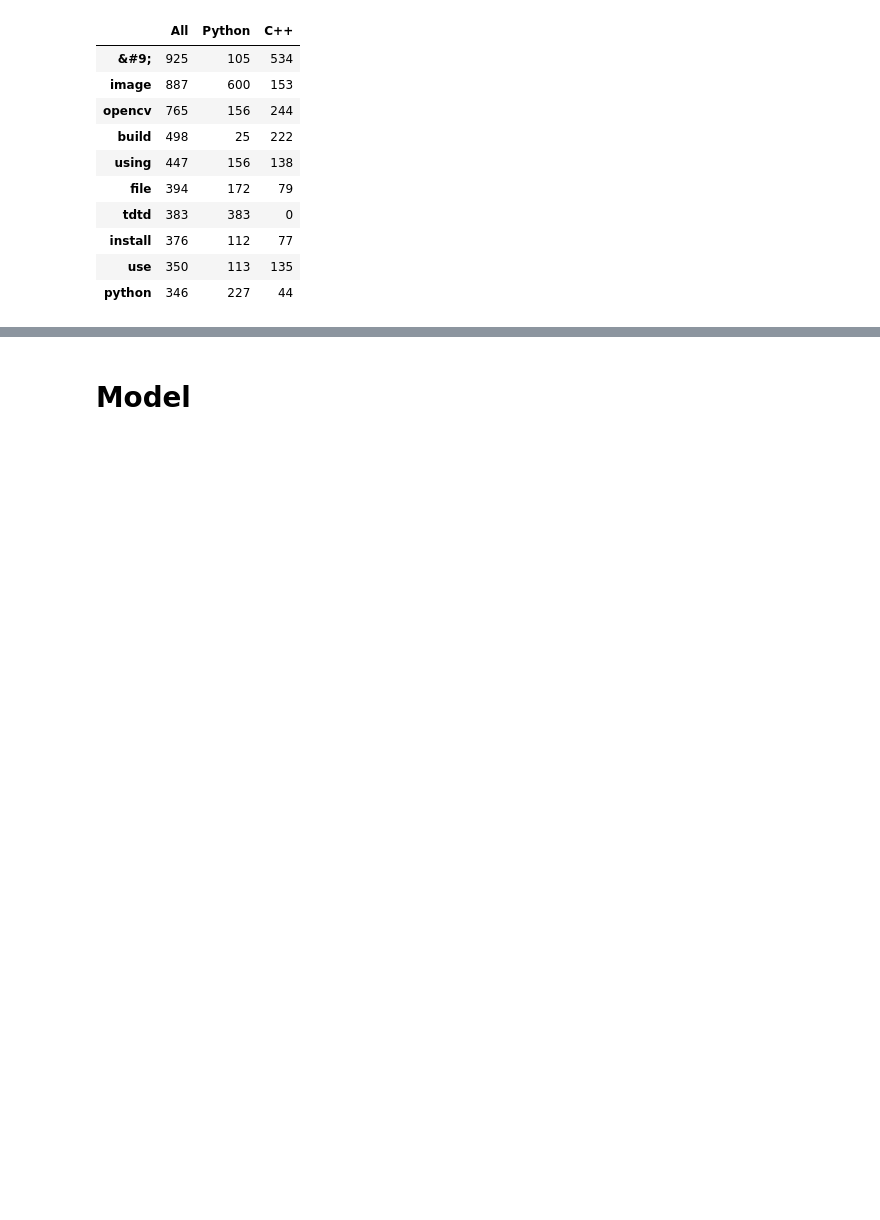
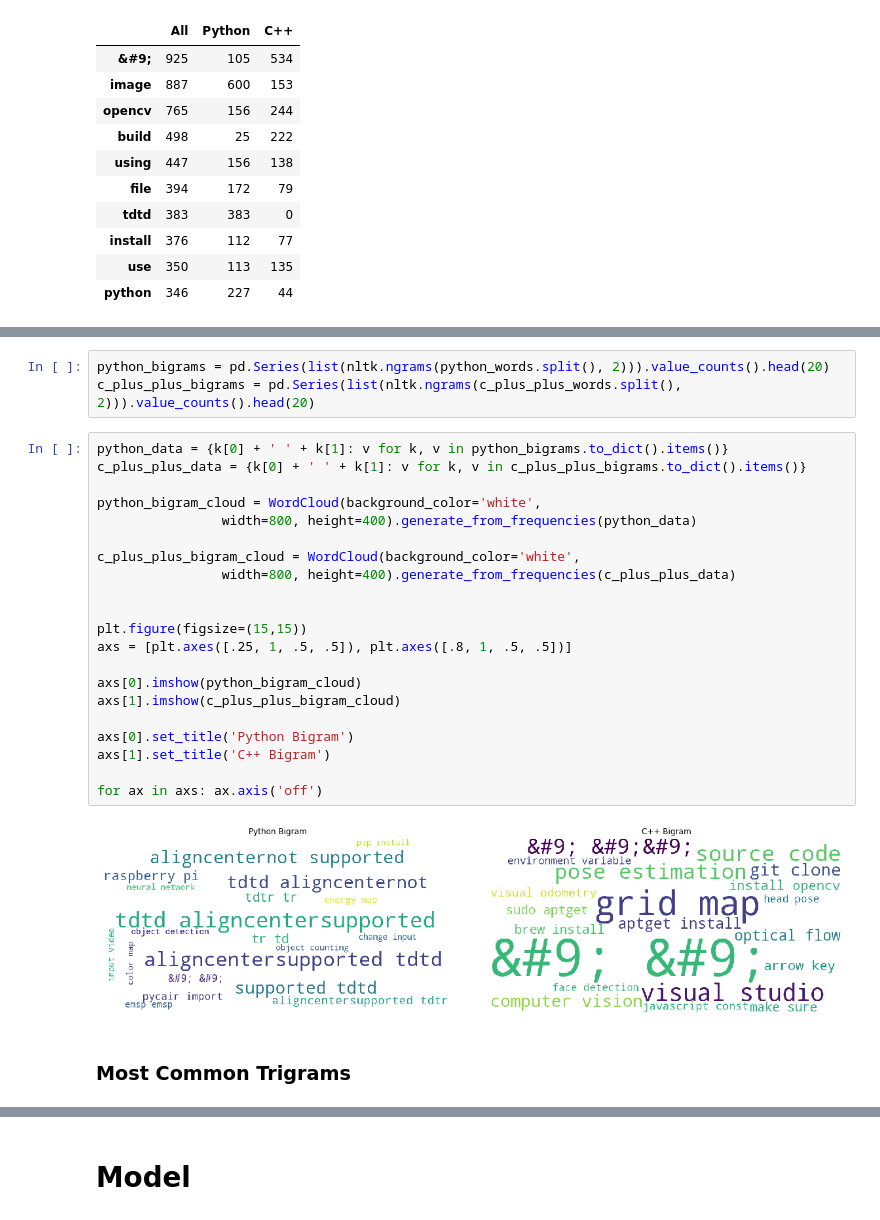
Before and after one commit to Bojado-Mays/OpenCV-NLP-Project, a Jupyter notebook: Bojado.ipynb, the cells around one changed output, grey strips where cells are left out. Drawn from its saved outputs; the diff is of its cells as text; blank space fills up the shorter version.

```diff
--- a/Bojado.ipynb
+++ b/Bojado.ipynb
@@ -211,0 +226,28 @@ for ax in axs: ax.axis('off')
+# %%
+python_bigrams = pd.Series(list(nltk.ngrams(python_words.split(), 2))).value_counts().head(20)
+c_plus_plus_bigrams = pd.Series(list(nltk.ngrams(c_plus_plus_words.split(), 2))).value_counts().head(20)
+# %%
+python_data = {k[0] + ' ' + k[1]: v for k, v in python_bigrams.to_dict().items()}
+c_plus_plus_data = {k[0] + ' ' + k[1]: v for k, v in c_plus_plus_bigrams.to_dict().items()}
+
+python_bigram_cloud = WordCloud(background_color='white',
+                width=800, height=400).generate_from_frequencies(python_data)
+
+c_plus_plus_bigram_cloud = WordCloud(background_color='white',
+                width=800, height=400).generate_from_frequencies(c_plus_plus_data)
+
+
+plt.figure(figsize=(15,15))
+axs = [plt.axes([.25, 1, .5, .5]), plt.axes([.8, 1, .5, .5])]
+
+axs[0].imshow(python_bigram_cloud)
+axs[1].imshow(c_plus_plus_bigram_cloud)
+
+axs[0].set_title('Python Bigram')
+axs[1].set_title('C++ Bigram')
+
+for ax in axs: ax.axis('off')
+# %% [output]
+[figure, added]
+# %% [markdown]
+### Most Common Trigrams
```
Also changed, not shown: parts of 15 cells of this notebook.
